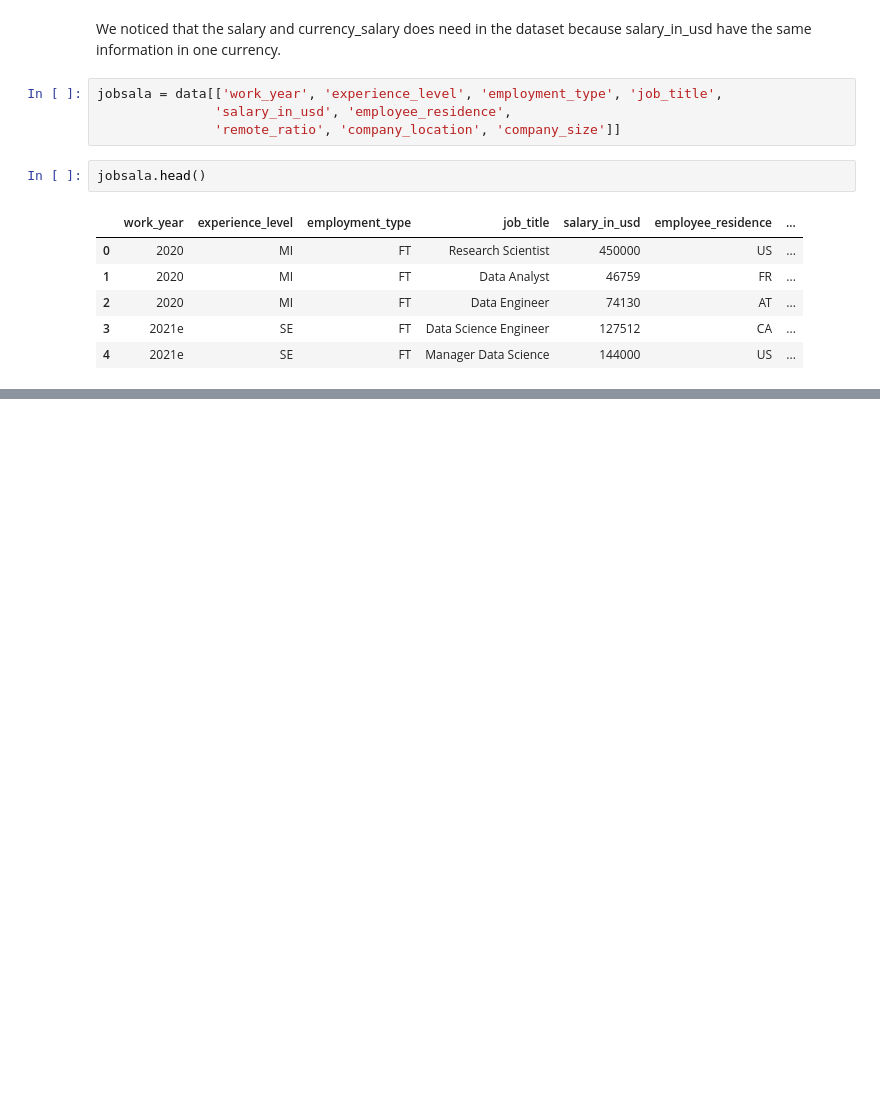
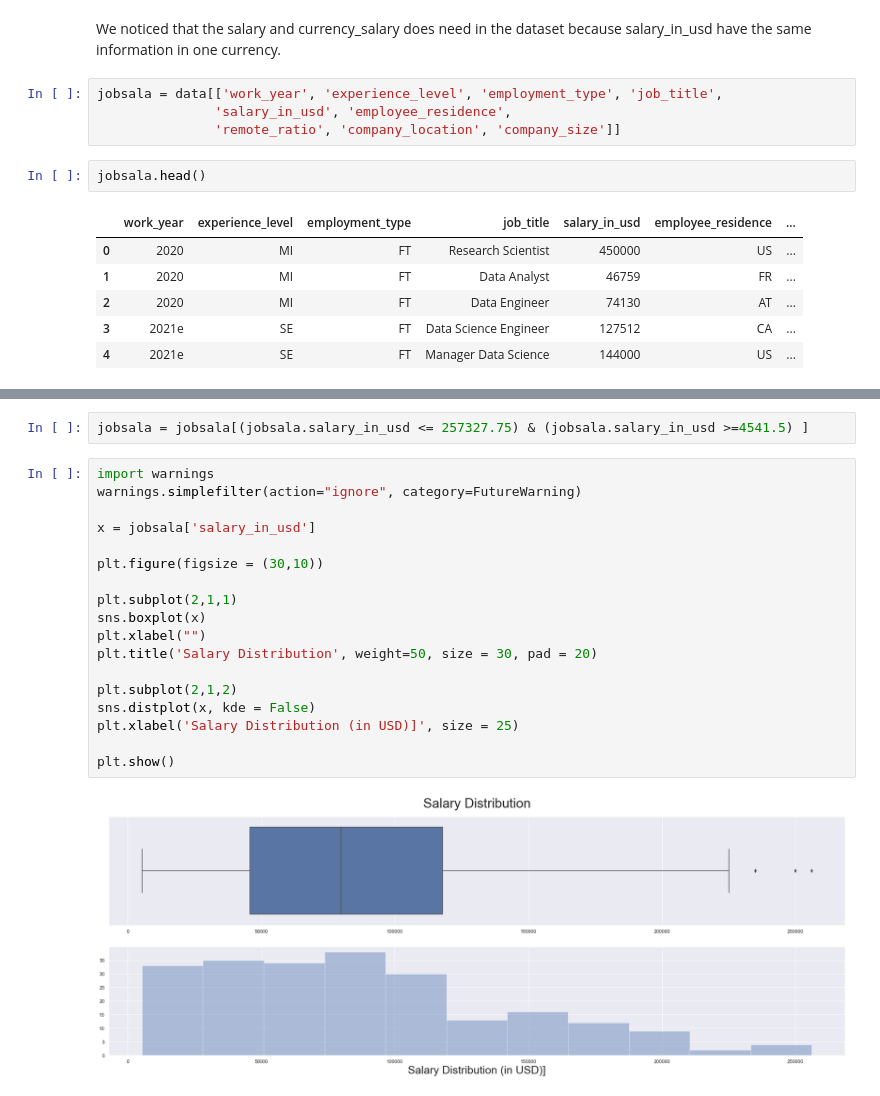
Before and after one commit to jeanpierec/ljpiere_projects, a Jupyter notebook: Proyecto4_JobSalaries/JobSalaries_IT.ipynb, the cells around one changed output, grey strips where cells are left out. Cells and saved outputs as stored; diff of their text form; blank space fills up the shorter version.

```diff
--- a/Proyecto7_JobSalaries/JobSalaries_IT.ipynb
+++ b/Proyecto4_JobSalaries/JobSalaries_IT.ipynb
@@ -194,0 +245,22 @@ jobsala.head()
+# %%
+jobsala = jobsala[(jobsala.salary_in_usd <= 257327.75) & (jobsala.salary_in_usd >=4541.5) ]
+# %%
+import warnings
+warnings.simplefilter(action="ignore", category=FutureWarning)
+
+x = jobsala['salary_in_usd']
+
+plt.figure(figsize = (30,10))
+
+plt.subplot(2,1,1)
+sns.boxplot(x)
+plt.xlabel("")
+plt.title('Salary Distribution', weight=50, size = 30, pad = 20)
+
+plt.subplot(2,1,2)
+sns.distplot(x, kde = False)
+plt.xlabel('Salary Distribution (in USD)]', size = 25)
+
+plt.show()
+# %% [output]
+[figure, added]
```
Also changed, not shown: parts of 14 cells of this notebook, 13 other files.
